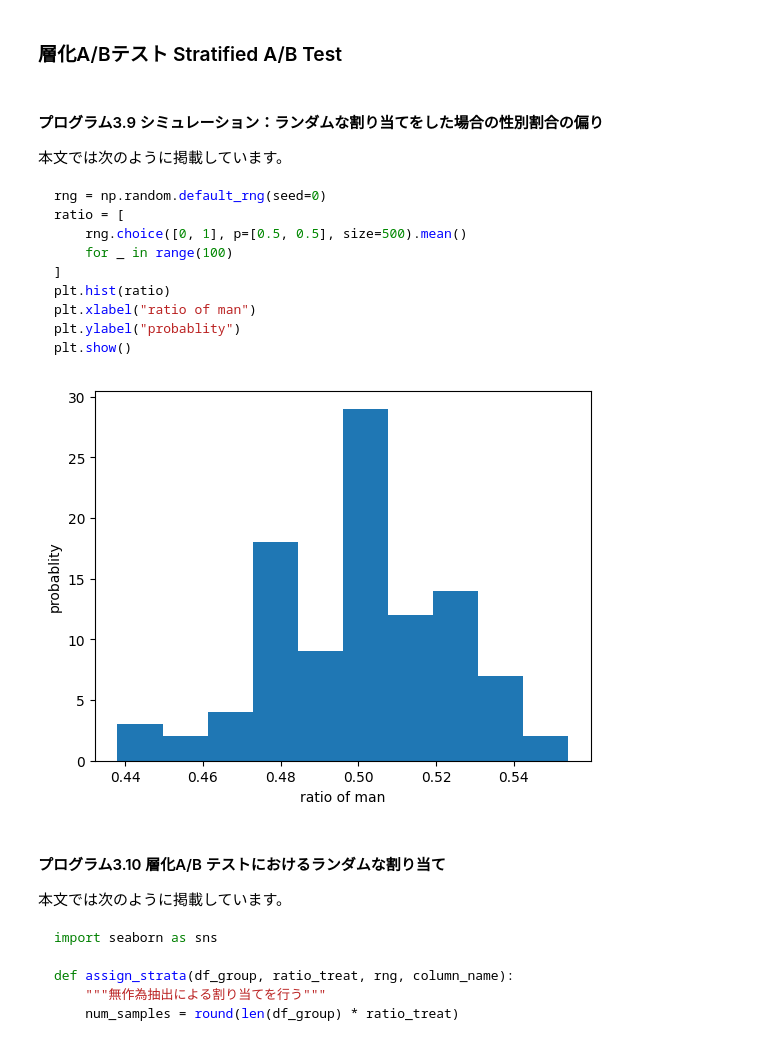
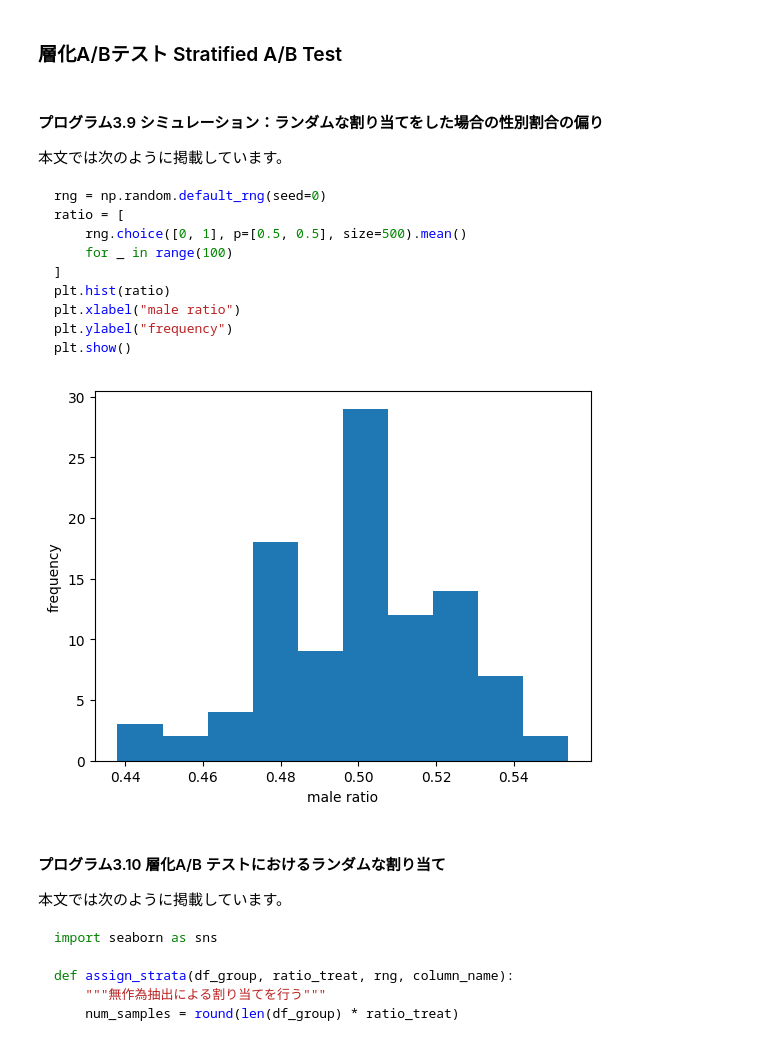
Before and after one commit to HirotakeIto/intro_to_impact_evaluation_with_python, a Jupyter notebook: notebooks/chapter3_abtest_detail.ipynb, the cells around one changed output. Saved outputs shown, nothing was run; the diff lists cells and outputs as text; code cells hidden in the pictures.

````diff
--- a/notebooks/chapter3_abtest_detail.ipynb
+++ b/notebooks/chapter3_abtest_detail.ipynb
@@ -432,22 +432,22 @@ ratio = [
     for _ in range(100)
 ]
 plt.hist(ratio)
-plt.xlabel("ratio of man")
-plt.ylabel("probablity")
+plt.xlabel("male ratio")
+plt.ylabel("frequency")
 plt.show()
 ```
 # %%
 rng = np.random.default_rng(seed=0)
 ratio = [
     rng.choice([0, 1], p=[0.5, 0.5], size=500).mean()
     for _ in range(100)
 ]
 plt.hist(ratio)
-plt.xlabel("ratio of man")
-plt.ylabel("probablity")
+plt.xlabel("male ratio")
+plt.ylabel("frequency")
 plt.show()
 # %% [output]
-[figure, old version]
+[figure, new version]
 # %% [markdown]
 #### プログラム3.10 層化A/B テストにおけるランダムな割り当て
 本文では次のように掲載しています。
````
Also changed, not shown: parts of 6 cells of this notebook, 2 other files.
